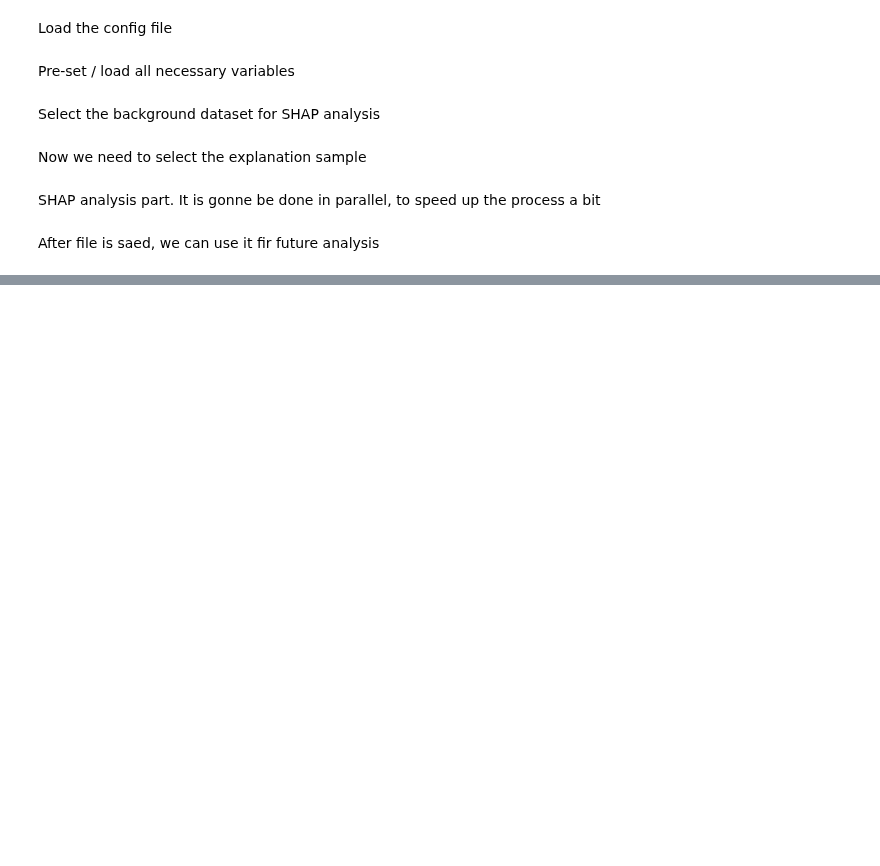
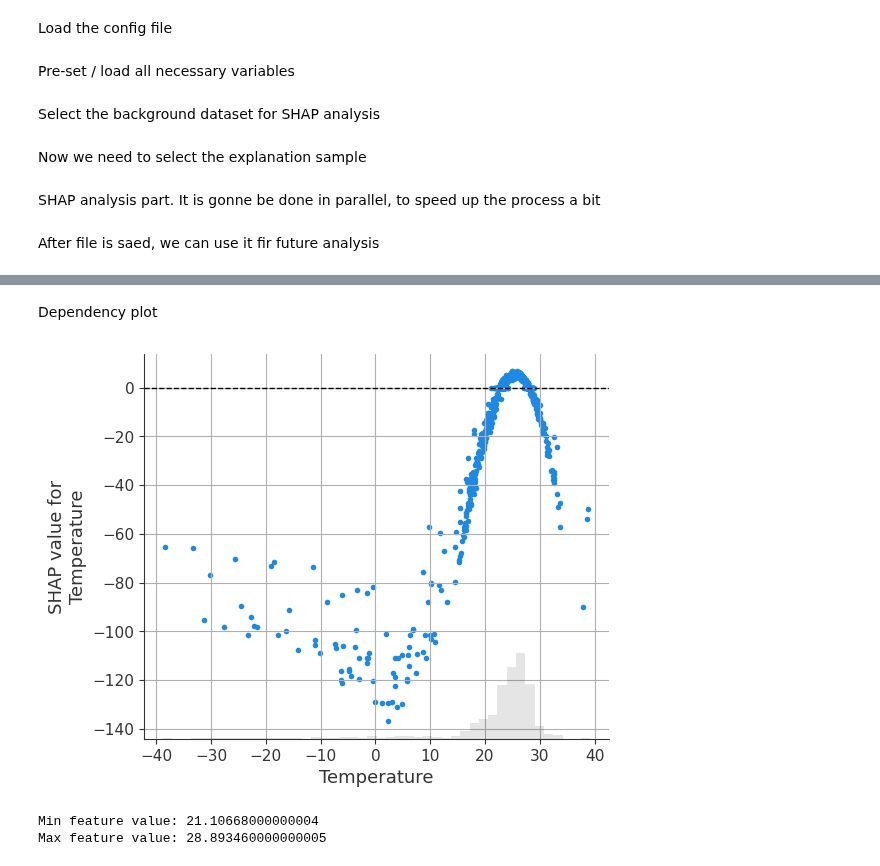
Before and after one commit to nmalysheva/climademic_suitability_model, a Jupyter notebook: notebooks/SHAP_analysis.ipynb, the cells around one changed output, grey strips where cells are left out. Drawn from its saved outputs; the diff is of its cells as text; code cells hidden in the pictures; blank space fills up the shorter version.

```diff
--- a/notebooks/SHAP_analysis.ipynb
+++ b/notebooks/SHAP_analysis.ipynb
@@ -241,0 +229,13 @@ fig.savefig(f"/Users/MalyshevaN-Dev/Documents/plot_SHAP/{specie}_SHAP_beeswarm.s
+# %% [markdown]
+Dependency plot
+# %%
+idx = 0
+shap.plots.scatter(shap_explanation[:, idx], show=False)
+plt.grid(True)
+plt.set_title(specie)
+plt.axhline(y=0, color="black", linestyle="--", linewidth=1)
+plt.show()
+# %% [output]
+[figure, added]
+Min feature value: 21.10668000000004
+Max feature value: 28.893460000000005
```
Also changed, not shown: parts of 3 cells of this notebook.
